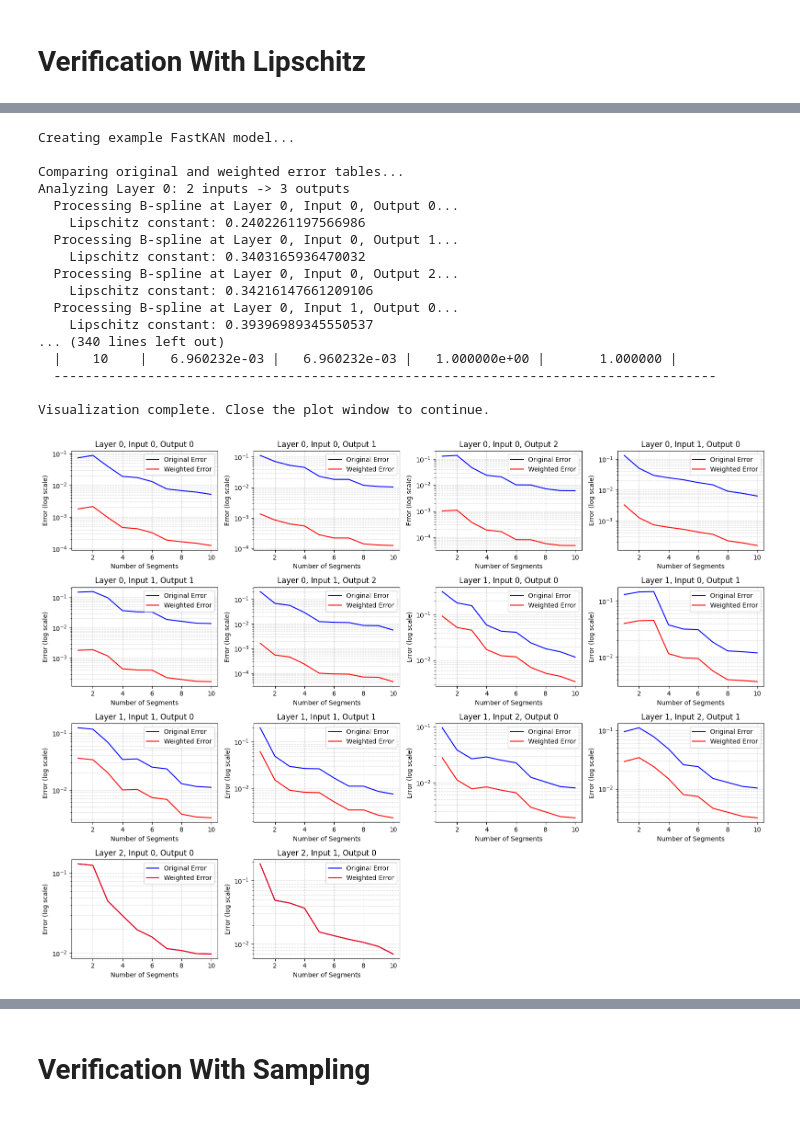
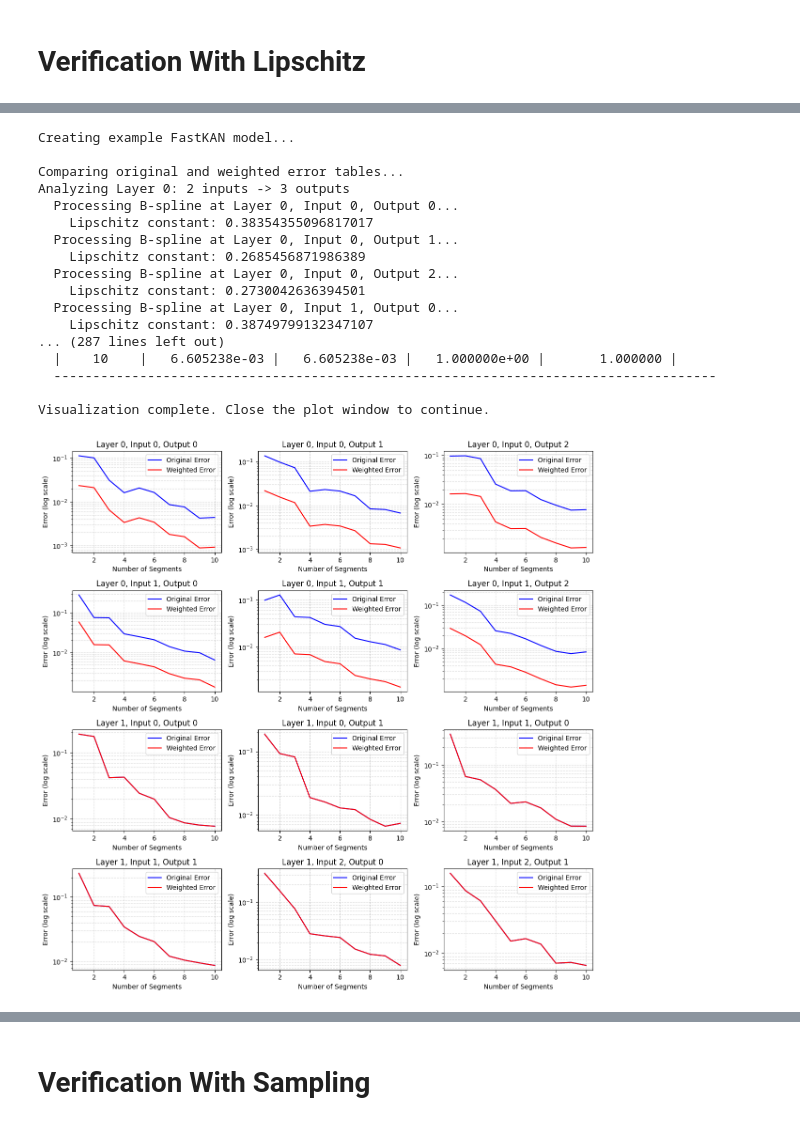
Before and after one commit to NoahBSchwartz/Fast_KAN_Verification, a Jupyter notebook: KAN_python.ipynb, the cells around one changed output, grey strips where cells are left out. Drawn from its saved outputs; the diff is of its cells as text; code cells hidden in the pictures.

```diff
--- a/KAN_python.ipynb
+++ b/KAN_python.ipynb
@@ -526,12 +2037,13 @@ def plot_kan(
     plt.tight_layout(rect=[0, 0, 1, 0.97])
     return fig
 
-kan_model = FastKAN([2, 6, 2])
+model_scenario1 = FastKAN([2, 4, 2], use_layernorm=False, use_base_update=False)
+kan_model = model_scenario1
 all_segments = fit_kan_vanilla(
     kan_model,
     min_x=-5.0,
     max_x=5.0,
-    segments_per_curve=10
+    segments_per_curve=5
 )
 fig = plot_kan(
     kan_model,
@@ -2036,7 +3732,7 @@ def visualize_error_comparison(kan_model, min_x=-5.0, max_x=5.0, max_segments=20
 def create_example_kan_model():
     """Create a small FastKAN model for testing."""
     # Define the layer sizes: input, hidden layers, output
-    layers_hidden = [2, 3, 2, 1]  # 2 inputs -> 3 hidden -> 2 hidden -> 1 output
+    layers_hidden = [2, 3, 2]  # 2 inputs -> 3 hidden -> 2 hidden -> 1 output
 
     # Create the model
     model = FastKAN(
@@ -2049,40 +3745,40 @@ def create_example_kan_model():
 
     return model
 
 def demo_error_comparison():
     """Demonstrate the error comparison on a small example model."""
     print("Creating example FastKAN model...")
     model = create_example_kan_model()
 
     print("\nComparing original and weighted error tables...")
     # Use smaller max_segments for this demo
     fig = visualize_error_comparison(model, min_x=-2.0, max_x=2.0, max_segments=10)
 
     print("\nVisualization complete. Close the plot window to continue.")
     plt.show()
 
     return model
 
 model = demo_error_comparison()
 # %% [output]
 Creating example FastKAN model...
 
 Comparing original and weighted error tables...
 Analyzing Layer 0: 2 inputs -> 3 outputs
   Processing B-spline at Layer 0, Input 0, Output 0...
-    Lipschitz constant: 0.2402261197566986
+    Lipschitz constant: 0.38354355096817017
   Processing B-spline at Layer 0, Input 0, Output 1...
-    Lipschitz constant: 0.3403165936470032
+    Lipschitz constant: 0.2685456871986389
   Processing B-spline at Layer 0, Input 0, Output 2...
-    Lipschitz constant: 0.34216147661209106
+    Lipschitz constant: 0.2730042636394501
   Processing B-spline at Layer 0, Input 1, Output 0...
-    Lipschitz constant: 0.39396989345550537
-... (340 lines left out)
-  |    10    |   6.960232e-03 |   6.960232e-03 |   1.000000e+00 |       1.000000 |
+    Lipschitz constant: 0.38749799132347107
+... (287 lines left out)
+  |    10    |   6.605238e-03 |   6.605238e-03 |   1.000000e+00 |       1.000000 |
   -------------------------------------------------------------------------------------
 
 Visualization complete. Close the plot window to continue.
-[figure, old version]
+[figure, new version]
 # %%
 def weight_dp_tables_lipschitz(kan_model, min_x=-5.0, max_x=5.0, max_segments=15):
     error_tables, segments_tables, lipschitz_constants = compute_dp_tables_lipschitz(
```
Also changed, not shown: parts of 17 cells of this notebook.
